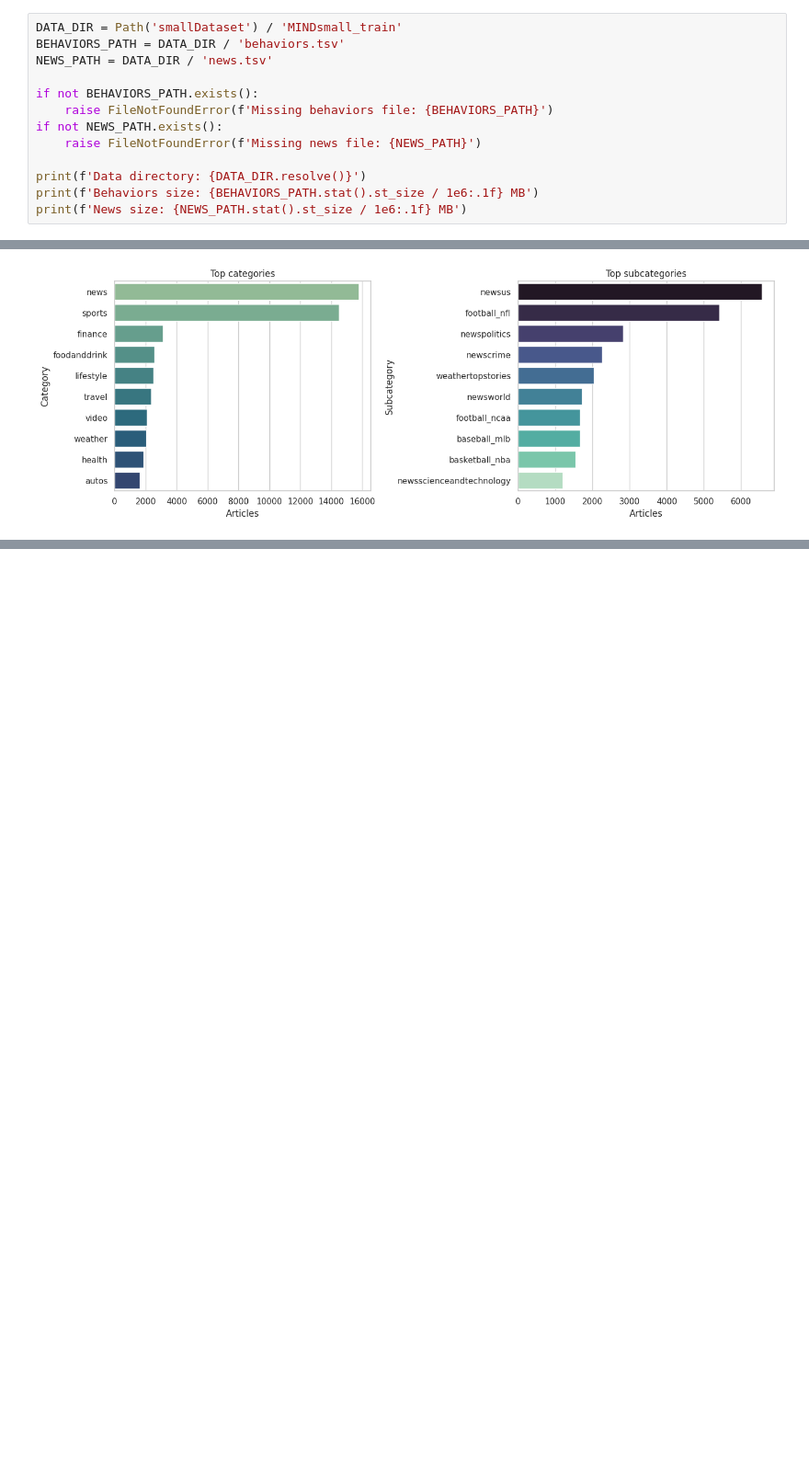
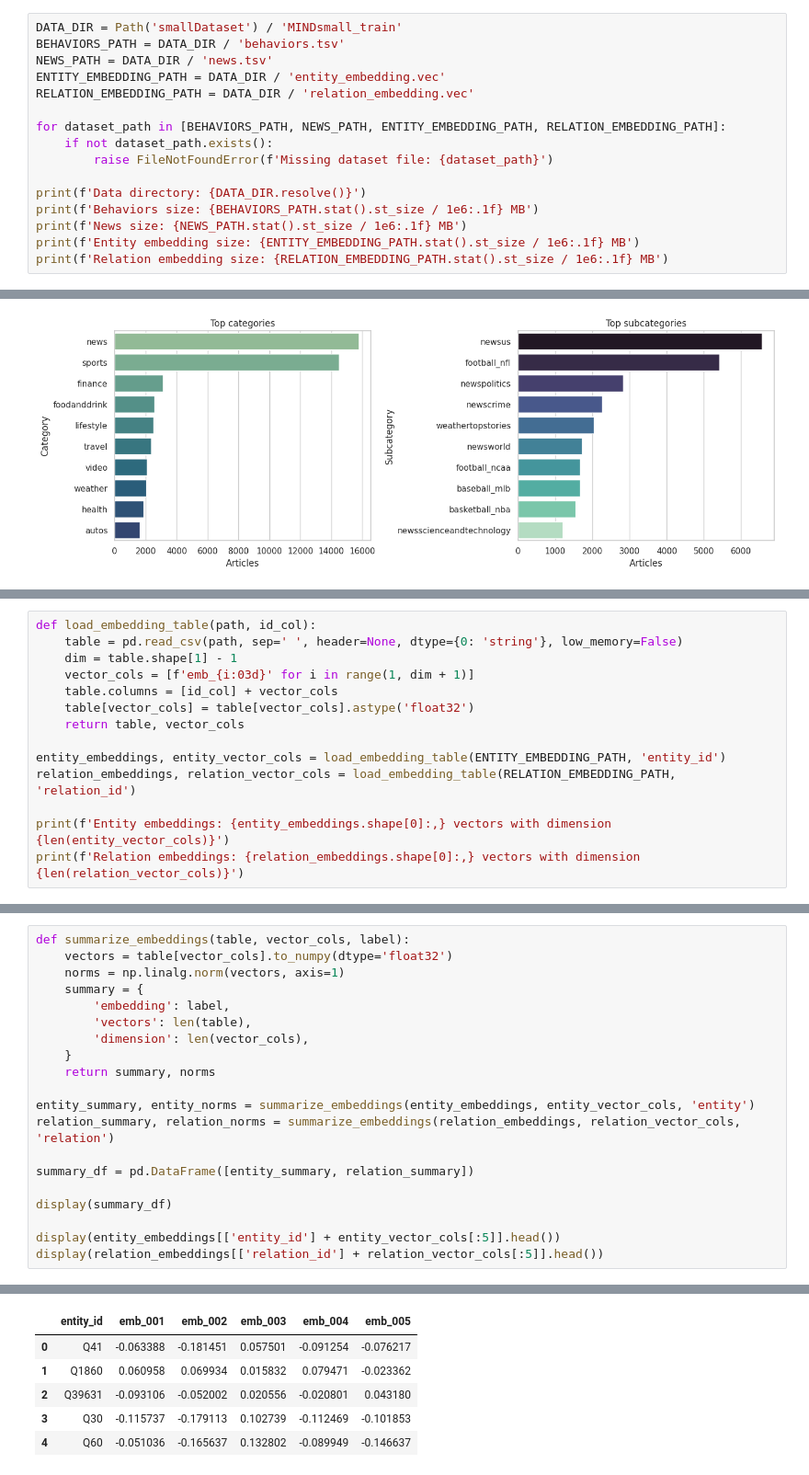
Before and after one commit to GisleGaren/AnbSysProsjekt, a Jupyter notebook: exploratory_data_analysis.ipynb, the cells around one changed output, grey strips where cells are left out. Shown at 92% size. Saved outputs shown, nothing was run; the diff lists cells and outputs as text; blank space fills up the shorter version.

```diff
--- a/exploratory_data_analysis.ipynb
+++ b/exploratory_data_analysis.ipynb
@@ -18,15 +19,18 @@ sns.set_theme(style='whitegrid')
 DATA_DIR = Path('smallDataset') / 'MINDsmall_train'
 BEHAVIORS_PATH = DATA_DIR / 'behaviors.tsv'
 NEWS_PATH = DATA_DIR / 'news.tsv'
+ENTITY_EMBEDDING_PATH = DATA_DIR / 'entity_embedding.vec'
+RELATION_EMBEDDING_PATH = DATA_DIR / 'relation_embedding.vec'
 
-if not BEHAVIORS_PATH.exists():
-    raise FileNotFoundError(f'Missing behaviors file: {BEHAVIORS_PATH}')
-if not NEWS_PATH.exists():
-    raise FileNotFoundError(f'Missing news file: {NEWS_PATH}')
+for dataset_path in [BEHAVIORS_PATH, NEWS_PATH, ENTITY_EMBEDDING_PATH, RELATION_EMBEDDING_PATH]:
+    if not dataset_path.exists():
+        raise FileNotFoundError(f'Missing dataset file: {dataset_path}')
 
 print(f'Data directory: {DATA_DIR.resolve()}')
 print(f'Behaviors size: {BEHAVIORS_PATH.stat().st_size / 1e6:.1f} MB')
 print(f'News size: {NEWS_PATH.stat().st_size / 1e6:.1f} MB')
+print(f'Entity embedding size: {ENTITY_EMBEDDING_PATH.stat().st_size / 1e6:.1f} MB')
+print(f'Relation embedding size: {RELATION_EMBEDDING_PATH.stat().st_size / 1e6:.1f} MB')
 # %% [output]
 Data directory: /home/asmvas/Documents/NTNU-prosjekt/anbefalingssytem/AnbSysProsjekt/smallDataset/MINDsmall_train
 Behaviors size: 92.0 MB
@@ -225,0 +393,14 @@ Passing `palette` without assigning `hue` is deprecated and will be removed in v
+# %%
+def load_embedding_table(path, id_col):
+    table = pd.read_csv(path, sep='	', header=None, dtype={0: 'string'}, low_memory=False)
+    dim = table.shape[1] - 1
+    vector_cols = [f'emb_{i:03d}' for i in range(1, dim + 1)]
+    table.columns = [id_col] + vector_cols
+    table[vector_cols] = table[vector_cols].astype('float32')
+    return table, vector_cols
+
+entity_embeddings, entity_vector_cols = load_embedding_table(ENTITY_EMBEDDING_PATH, 'entity_id')
+relation_embeddings, relation_vector_cols = load_embedding_table(RELATION_EMBEDDING_PATH, 'relation_id')
+
+print(f'Entity embeddings: {entity_embeddings.shape[0]:,} vectors with dimension {len(entity_vector_cols)}')
+print(f'Relation embeddings: {relation_embeddings.shape[0]:,} vectors with dimension {len(relation_vector_cols)}')
@@ -225,0 +412,21 @@ Passing `palette` without assigning `hue` is deprecated and will be removed in v
+# %%
+def summarize_embeddings(table, vector_cols, label):
+    vectors = table[vector_cols].to_numpy(dtype='float32')
+    norms = np.linalg.norm(vectors, axis=1)
+    summary = {
+        'embedding': label,
+        'vectors': len(table),
+        'dimension': len(vector_cols),
+    }
+    return summary, norms
+
+entity_summary, entity_norms = summarize_embeddings(entity_embeddings, entity_vector_cols, 'entity')
+relation_summary, relation_norms = summarize_embeddings(relation_embeddings, relation_vector_cols, 'relation')
+
+summary_df = pd.DataFrame([entity_summary, relation_summary])
+
+display(summary_df)
+
+display(entity_embeddings[['entity_id'] + entity_vector_cols[:5]].head())
+display(relation_embeddings[['relation_id'] + relation_vector_cols[:5]].head())
+# %% [output]
@@ -225,0 +436,6 @@ Passing `palette` without assigning `hue` is deprecated and will be removed in v
+|  | entity_id | emb_001 | emb_002 | emb_003 | emb_004 | emb_005 |
+| 0 | Q41 | -0.063388 | -0.181451 | 0.057501 | -0.091254 | -0.076217 |
+| 1 | Q1860 | 0.060958 | 0.069934 | 0.015832 | 0.079471 | -0.023362 |
+| 2 | Q39631 | -0.093106 | -0.052002 | 0.020556 | -0.020801 | 0.043180 |
+| 3 | Q30 | -0.115737 | -0.179113 | 0.102739 | -0.112469 | -0.101853 |
+| 4 | Q60 | -0.051036 | -0.165637 | 0.132802 | -0.089949 | -0.146637 |
```
Also changed, not shown: parts of 15 cells of this notebook, 1 other file.
